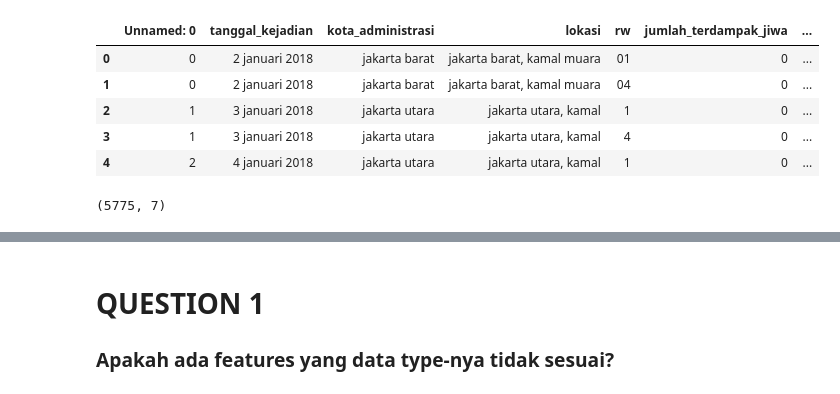
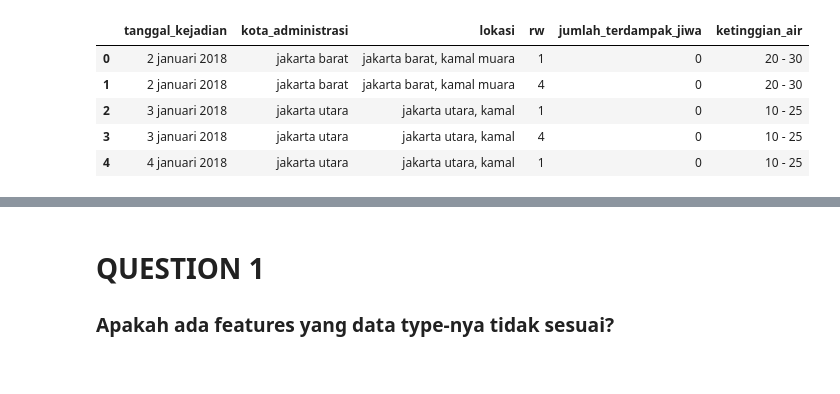
Before and after one commit to mazizr/Compfest-DAS, a Jupyter notebook: informasi_1.ipynb, the cells around one changed output, grey strips where cells are left out. Cells and saved outputs as stored; diff of their text form; code cells hidden in the pictures.

```diff
--- a/informasi_1.ipynb
+++ b/informasi_1.ipynb
@@ -3,15 +5,11 @@ import pandas as pd
 # %%
 df = pd.read_csv("banjir_3_tahun_terakhir_cleaned.csv")
-df = df.drop(df.columns[0], axis=1)
+df = df.drop(df.columns[[0,1]], axis=1)
 df.head()
 # %% [output]
-|  | Unnamed: 0 | tanggal_kejadian | kota_administrasi | lokasi | rw | jumlah_terdampak_jiwa | ... |
-| 0 | 0 | 2 januari 2018 | jakarta barat | jakarta barat, kamal muara | 01 | 0 | ... |
-| 1 | 0 | 2 januari 2018 | jakarta barat | jakarta barat, kamal muara | 04 | 0 | ... |
-| 2 | 1 | 3 januari 2018 | jakarta utara | jakarta utara, kamal | 1 | 0 | ... |
-| 3 | 1 | 3 januari 2018 | jakarta utara | jakarta utara, kamal | 4 | 0 | ... |
-| 4 | 2 | 4 januari 2018 | jakarta utara | jakarta utara, kamal | 1 | 0 | ... |
+|  | tanggal_kejadian | kota_administrasi | lokasi | rw | jumlah_terdampak_jiwa | ketinggian_air |
+| 0 | 2 januari 2018 | jakarta barat | jakarta barat, kamal muara | 1 | 0 | 20 - 30 |
+| 1 | 2 januari 2018 | jakarta barat | jakarta barat, kamal muara | 4 | 0 | 20 - 30 |
+| 2 | 3 januari 2018 | jakarta utara | jakarta utara, kamal | 1 | 0 | 10 - 25 |
+| 3 | 3 januari 2018 | jakarta utara | jakarta utara, kamal | 4 | 0 | 10 - 25 |
+| 4 | 4 januari 2018 | jakarta utara | jakarta utara, kamal | 1 | 0 | 10 - 25 |
-# %%
-df.shape
-# %% [output]
-(5775, 7)
```
Also changed, not shown: parts of 32 cells of this notebook.
